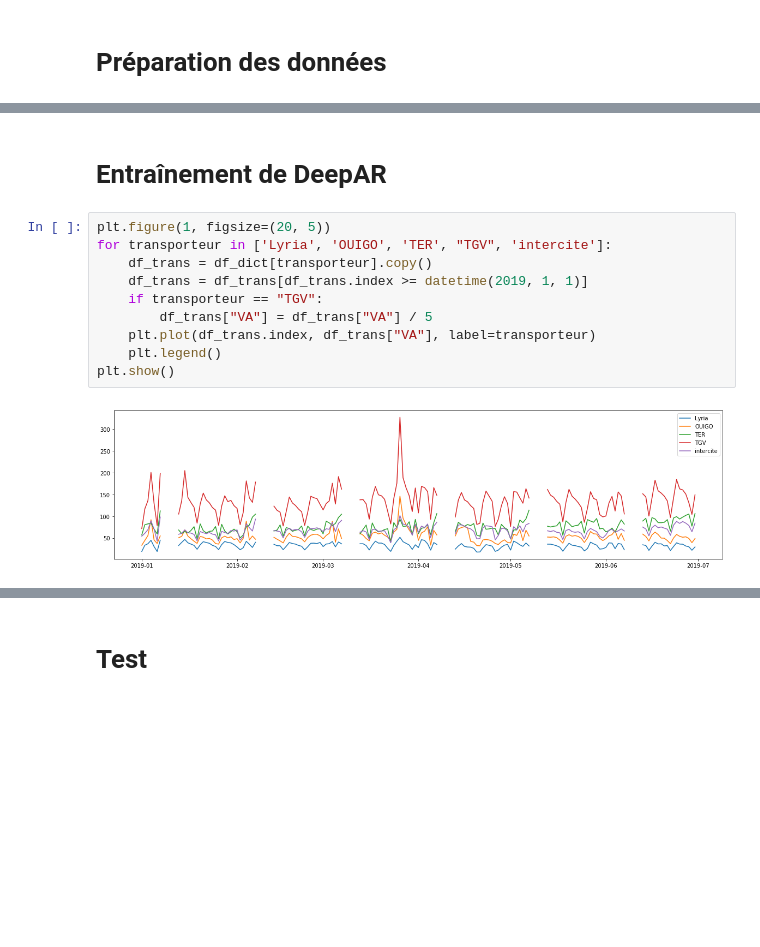
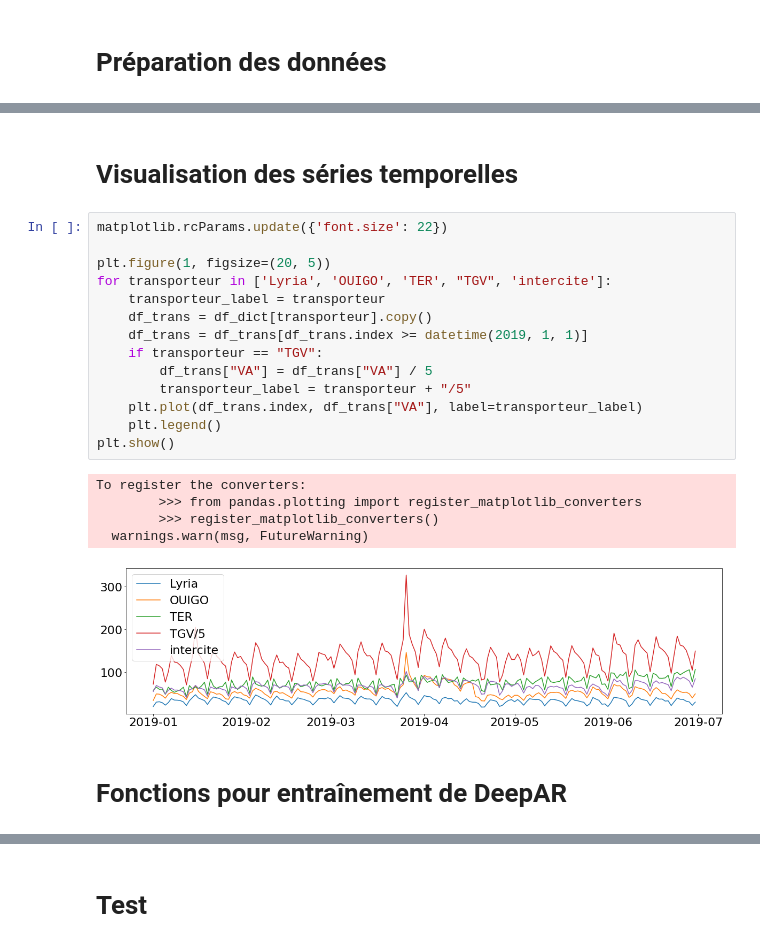
Before and after one commit to VincentVillet/gluonts_exploration, a Jupyter notebook: deepar_oui.ipynb, the cells around one changed output, grey strips where cells are left out. Saved outputs shown, nothing was run; the diff lists cells and outputs as text; blank space fills up the shorter version.

```diff
--- a/deepar_oui.ipynb
+++ b/deepar_oui.ipynb
@@ -37,17 +43,27 @@ df_dict["TGV"].head(3)
+# %% [markdown]
+# Visualisation des séries temporelles
+# %%
+matplotlib.rcParams.update({'font.size': 22})
+
+plt.figure(1, figsize=(20, 5))
+for transporteur in ['Lyria', 'OUIGO', 'TER', "TGV", 'intercite']:
+    transporteur_label = transporteur
+    df_trans = df_dict[transporteur].copy()
+    df_trans = df_trans[df_trans.index >= datetime(2019, 1, 1)]
+    if transporteur == "TGV":
+        df_trans["VA"] = df_trans["VA"] / 5
+        transporteur_label = transporteur + "/5"
+    plt.plot(df_trans.index, df_trans["VA"], label=transporteur_label)
+    plt.legend()
+plt.show()
+# %% [output]
+To register the converters:
+        >>> from pandas.plotting import register_matplotlib_converters
+        >>> register_matplotlib_converters()
+  warnings.warn(msg, FutureWarning)
+[figure, added]
 # %% [markdown]
-# Entraînement de DeepAR
+# Fonctions pour entraînement de DeepAR
-# %%
-plt.figure(1, figsize=(20, 5))
-for transporteur in ['Lyria', 'OUIGO', 'TER', "TGV", 'intercite']:
-    df_trans = df_dict[transporteur].copy()
-    df_trans = df_trans[df_trans.index >= datetime(2019, 1, 1)]
-    if transporteur == "TGV":
-        df_trans["VA"] = df_trans["VA"] / 5
-    plt.plot(df_trans.index, df_trans["VA"], label=transporteur)
-    plt.legend()
-plt.show()
-# %% [output]
-[figure, removed]
 # %%
 from gluonts.model.deepar import DeepAREstimator
 from gluonts.trainer import Trainer
```
Also changed, not shown: parts of 11 cells of this notebook, 1 other file.
